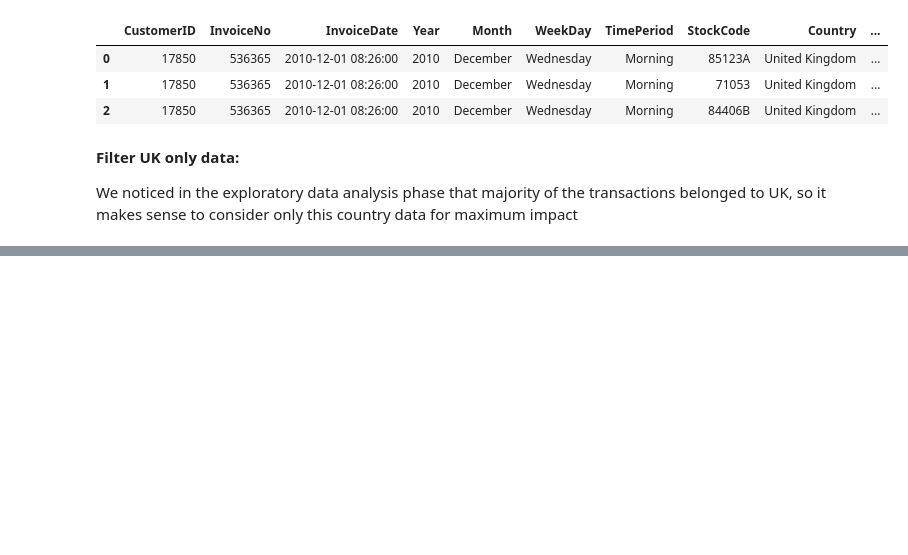
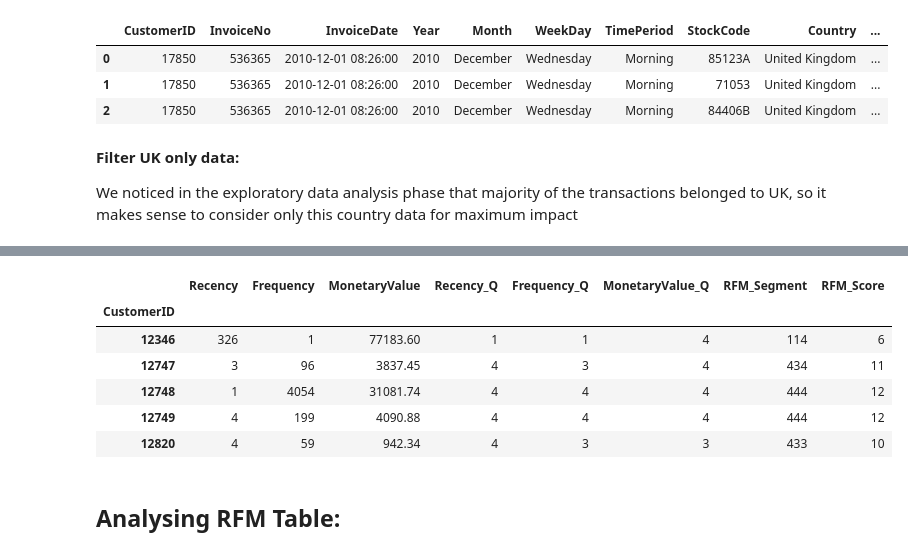
Before and after one commit to Samikshab99/Unsupervised-ML-Customer-Segmentation, a Jupyter notebook: Online_Retail_Customer_Segmentation_Capstone_Project.ipynb, the cells around one changed output, grey strips where cells are left out. Saved outputs shown, nothing was run; the diff lists cells and outputs as text; code cells hidden in the pictures; blank space fills up the shorter version.

```diff
--- a/Online_Retail_Customer_Segmentation_Capstone_Project.ipynb
+++ b/Online_Retail_Customer_Segmentation_Capstone_Project.ipynb
@@ -918,0 +1029,8 @@ We noticed in the exploratory data analysis phase that majority of the transacti
+# %%
+df_rfm_quantile = df_rfm.copy()
+#applying function which we've created above
+df_rfm_quantile = get_quantile(df_rfm_quantile, 'Recency', 4, 0, -1)
+df_rfm_quantile = get_quantile(df_rfm_quantile, 'Frequency', 1, 5)
+df_rfm_quantile = get_quantile(df_rfm_quantile, 'MonetaryValue', 1, 5)
+
+df_rfm_quantile.head()
@@ -918,0 +1051,9 @@ We noticed in the exploratory data analysis phase that majority of the transacti
+# %%
+# Concatenate RFM quartile values
+def join_rfm(x):
+    return str(x['Recency_Q']) + str(x['Frequency_Q']) + str(x['MonetaryValue_Q'])
+# %%
+# Form RFM segment
+df_rfm_quantile['RFM_Segment'] = df_rfm_quantile.apply(join_rfm, axis=1)
+
+df_rfm_quantile.head()
@@ -918,0 +1068,5 @@ We noticed in the exploratory data analysis phase that majority of the transacti
+# %%
+# Form RFM segment
+df_rfm_quantile['RFM_Segment'] = df_rfm_quantile.apply(join_rfm, axis=1)
+
+df_rfm_quantile.head()
@@ -918,0 +1081,15 @@ We noticed in the exploratory data analysis phase that majority of the transacti
+# %%
+# Calculate RFM_Score
+df_rfm_quantile['RFM_Score'] = df_rfm_quantile[['Recency_Q','Frequency_Q','MonetaryValue_Q']].sum(axis=1)
+
+df_rfm_quantile.head()
+# %% [output]
+|  | Recency | Frequency | MonetaryValue | Recency_Q | Frequency_Q | MonetaryValue_Q | RFM_Segment | RFM_Score |
+| CustomerID |  |  |  |  |  |  |  |  |
+| 12346 | 326 | 1 | 77183.60 | 1 | 1 | 4 | 114 | 6 |
+| 12747 | 3 | 96 | 3837.45 | 4 | 3 | 4 | 434 | 11 |
+| 12748 | 1 | 4054 | 31081.74 | 4 | 4 | 4 | 444 | 12 |
+| 12749 | 4 | 199 | 4090.88 | 4 | 4 | 4 | 444 | 12 |
+| 12820 | 4 | 59 | 942.34 | 4 | 3 | 3 | 433 | 10 |
+# %% [markdown]
+## **Analysing RFM Table:**
```
Also changed, not shown: parts of 63 cells of this notebook.
